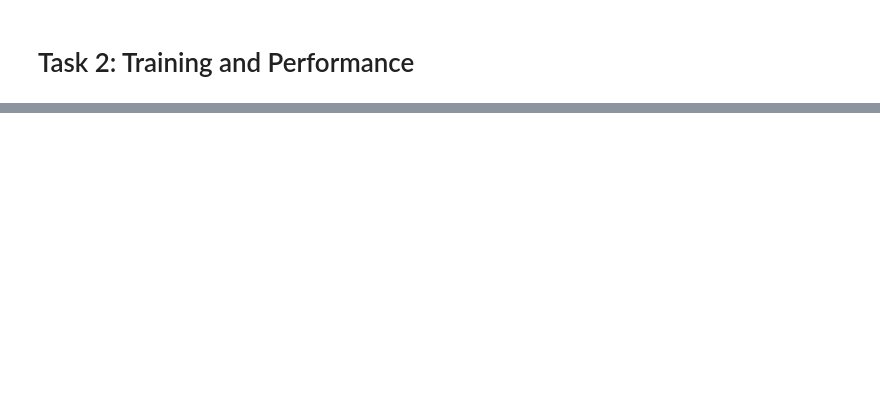
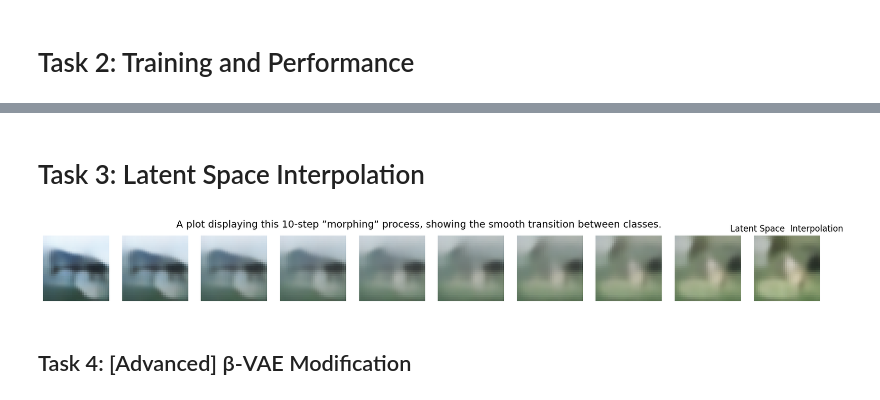
Before and after one commit to Eagle-Assassin/genai-vae-assignment, a Jupyter notebook: main.ipynb, the cells around one changed output, grey strips where cells are left out. Cells and saved outputs as stored; diff of their text form; code cells hidden in the pictures; blank space fills up the shorter version.

```diff
--- a/main.ipynb
+++ b/main.ipynb
@@ -296,0 +367,44 @@ KeyboardInterrupt:
+# %% [markdown]
+# Task 3: Latent Space Interpolation
+# %%
+def interpolate_latents(z1,z2,steps=10):
+    return torch.stack(
+        [
+            (1-alpha)*z1 + alpha*z2
+            for alpha in  torch.linspace(0,1,steps)
+        ]
+    )
+
+def plot_interpolation(images):
+    images = images.cpu()
+
+    plt.figure(figsize=(20,2))
+    for i in range(images.size(0)):
+        plt.subplot(1,images.size(0),i+1)
+        img=images[i].permute(1,2,0)   # CHW → HWC
+        plt.imshow(img)
+        plt.axis("off")
+    plt.title("Latent Space  Interpolation")
+    plt.suptitle("                                  Latent Space  Interpolation                                    " \
+                 "A plot displaying this 10-step ”morphing” process, showing the smooth transition between classes.", fontsize=14)
+    plt.show()
+
+
+encoder.eval()
+decoder.eval()
+
+# Sample 2 random points from latent space (prior N(0,1))
+z = torch.randn(2, latent_dimension).to(device)
+
+z1 = z[0:1]   # shape (1, latent_dim)
+z2 = z[1:2]   # shape (1, latent_dim)
+
+with torch.no_grad():
+
+    z_interp=interpolate_latents(z1,z2)
+    generated_images=decoder(z_interp)
+    plot_interpolation(generated_images)
+# %% [output]
+[figure, added]
+# %% [markdown]
+## Task 4: [Advanced] β-VAE Modification
```
Also changed, not shown: parts of 16 cells of this notebook, 3 other files.
